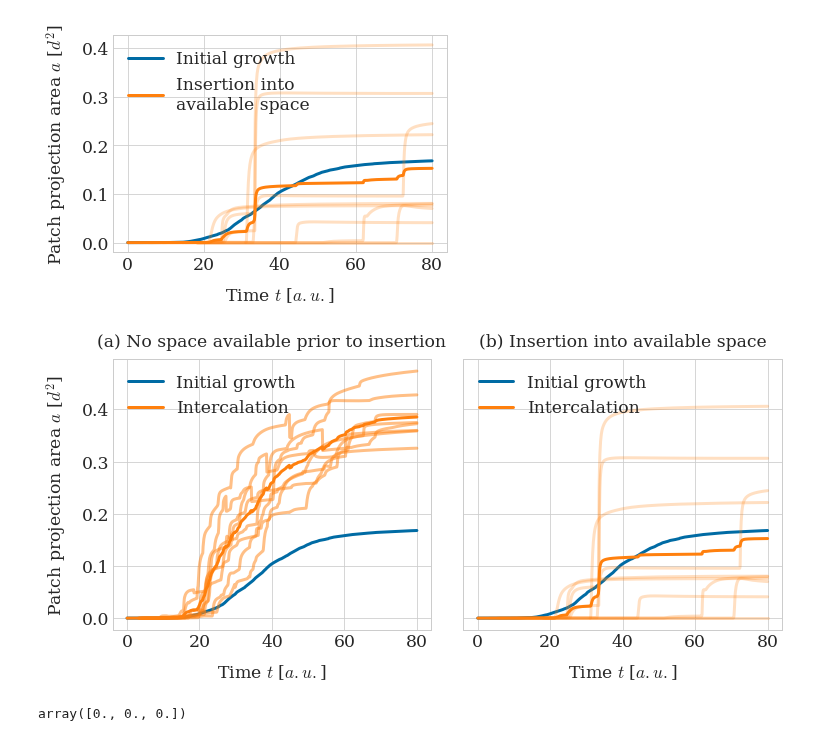
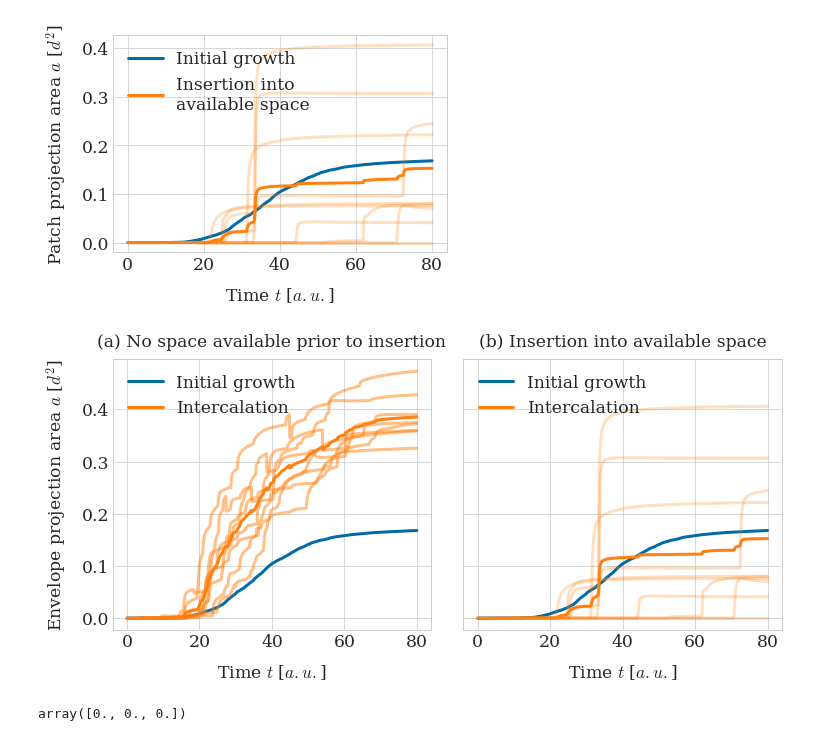
Before and after one commit to somathias/CartilageCBM, a Jupyter notebook: exp-missing_column.ipynb, the cells around one changed output. Saved outputs shown, nothing was run; the diff lists cells and outputs as text; code cells hidden in the pictures.

Commit message:
Fix figure label (patch -> envelope)

```diff
--- a/exp-missing_column.ipynb
+++ b/exp-missing_column.ipynb
@@ -230,7 +230,7 @@ ax1.plot(times_d, ppa_av_d, color=defcolors[1], label='Intercalation')
 
 #plt.legend()
 ax1.set_xlabel('Time $t$ [$a.u.$]')
-ax1.set_ylabel('Patch projection area $a$ [$d^2$]')
+ax1.set_ylabel('Envelope projection area $a$ [$d^2$]')
 ax1.legend()
 ax1.set_title('(a) No space available prior to insertion')
 
@@ -242,34 +242,34 @@ ppa_av_d = np.zeros(times_d.shape)
 #for seed in range(6):
 for seed in range(8):
     #print(seed)
     ppa = np.loadtxt('/home/kubuntu1804/Documents/sf_simulation_results/'+dir_comparison+str(seed)+'/results_from_time_0/metrics_results/data_patch_projection_area_av.txt', dtype=float)
     #plt.plot(times_d, ppa, color=defcolors[5], alpha=0.5)
     ppa_av_d = ppa_av_d + ppa
 ppa_av_d = ppa_av_d /8
 ax2.plot(times_d, ppa_av_d, color=defcolors[0], label='Initial growth')
 
 # time steps are consistent across runs, so it's sufficient to load them from a single path
 times_d, coords_d = sm.read_in_data('/home/kubuntu1804/Documents/sf_simulation_results/'+dir_missing_column+ '0/results_from_time_0/')
 
 ppa_av_d = np.zeros(times_d.shape)
 #for seed in range(6):
 for seed in range(n_seeds):
     #print(seed)
     ppa = np.loadtxt('/home/kubuntu1804/Documents/sf_simulation_results/'+dir_missing_column+str(seed)+'/results_from_time_0/metrics_results/data_patch_projection_area_av.txt', dtype=float)
     ax2.plot(times_d, ppa, color=defcolors[1], alpha=0.25)
     ppa_av_d = np.nansum(np.vstack((ppa_av_d, ppa)), axis=0)
 ppa_av_d = ppa_av_d /n_seeds
 ax2.plot(times_d, ppa_av_d, color=defcolors[1], label='Intercalation')
 
 #plt.legend()
 ax2.set_xlabel('Time $t$ [$a.u.$]')
 #plt.ylabel('Patch projection area $a$ [$d^2$]')
 ax2.legend(loc=2)
 ax2.set_title('(b) Insertion into available space')
 
 plt.savefig(path_to_plots+'intercalation_both.pdf', bbox_inches='tight', dpi=600)
 # %% [output]
-[figure, old version]
+[figure, new version]
 # %%
 a = np.zeros((3,))
 b = np.zeros((3,))
```
